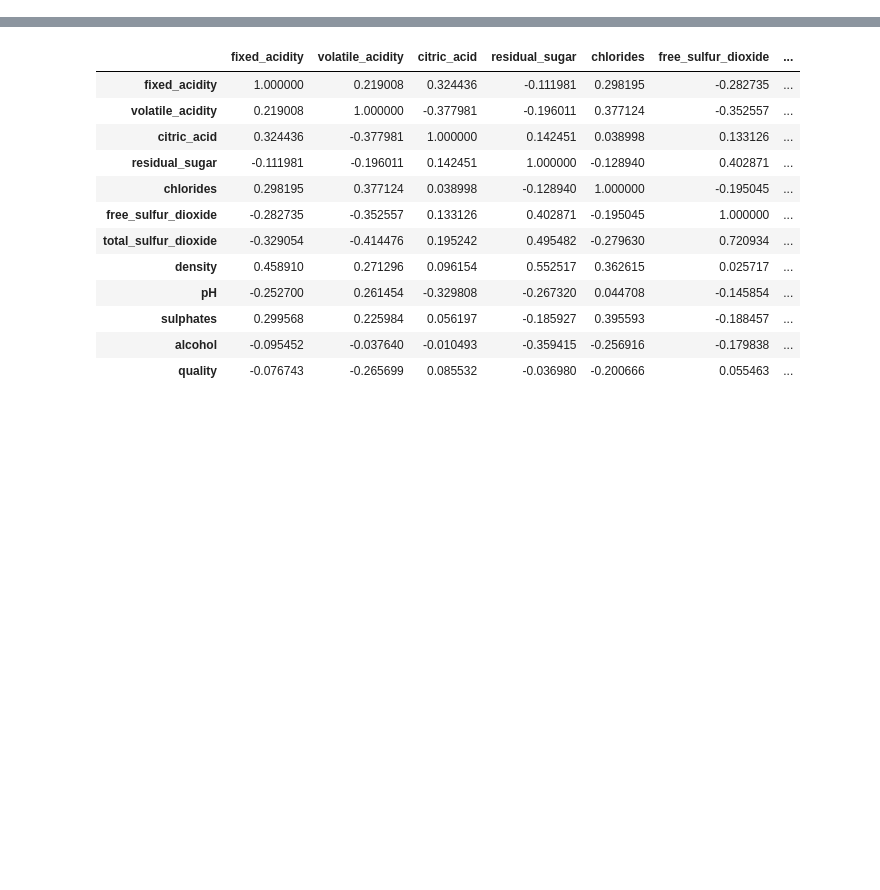
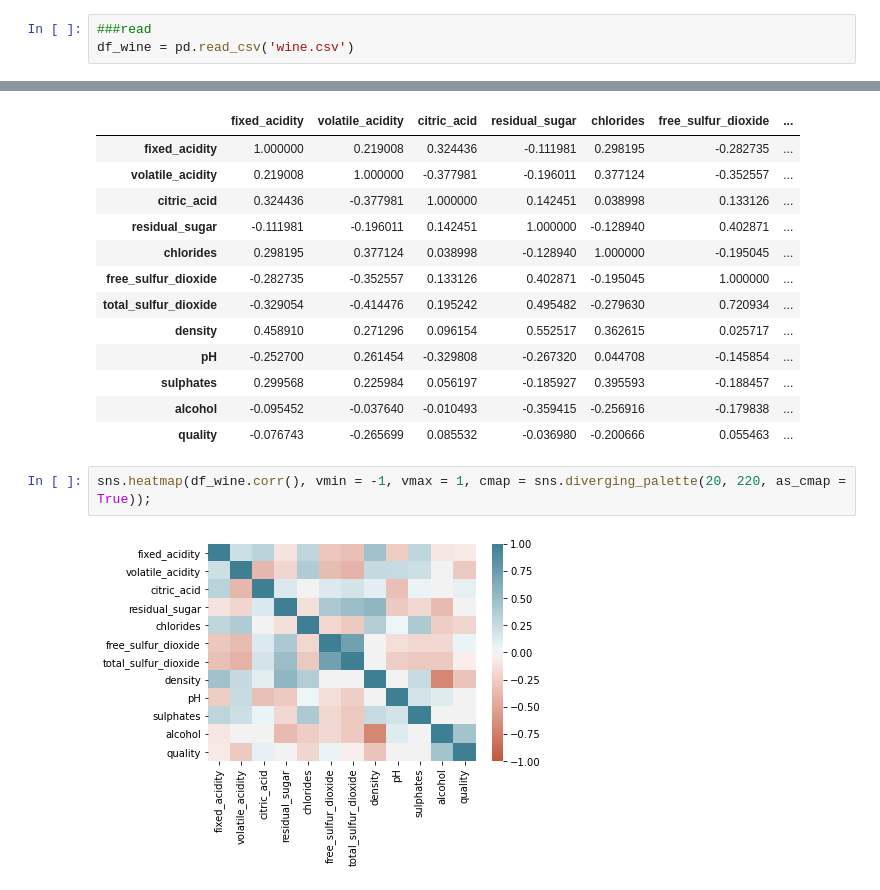
Before and after one commit to KaoriMI/Mini_Data_Projects, a Jupyter notebook: wine_quality/wine_quality.ipynb, the cells around one changed output, grey strips where cells are left out. Cells and saved outputs as stored; diff of their text form; blank space fills up the shorter version.

```diff
--- a/wine_quality/wine_quality.ipynb
+++ b/wine_quality/wine_quality.ipynb
@@ -91,0 +95,3 @@ df_wine.to_csv('wine.csv')
+# %%
+###read
+df_wine = pd.read_csv('wine.csv')
@@ -161,3 +176,7 @@ df_wine.corr()
 | sulphates | 0.299568 | 0.225984 | 0.056197 | -0.185927 | 0.395593 | -0.188457 | ... |
 | alcohol | -0.095452 | -0.037640 | -0.010493 | -0.359415 | -0.256916 | -0.179838 | ... |
 | quality | -0.076743 | -0.265699 | 0.085532 | -0.036980 | -0.200666 | 0.055463 | ... |
+# %%
+sns.heatmap(df_wine.corr(), vmin = -1, vmax = 1, cmap = sns.diverging_palette(20, 220, as_cmap = True));
+# %% [output]
+[figure, added]
```
Also changed, not shown: parts of 4 cells of this notebook, 1 other file.
